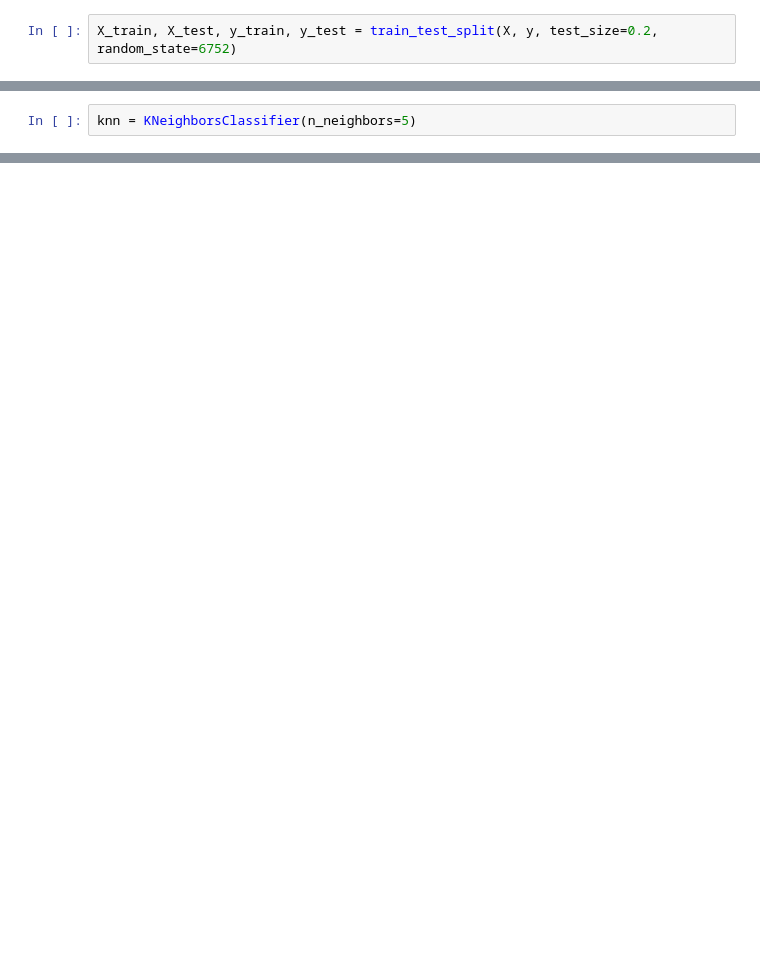
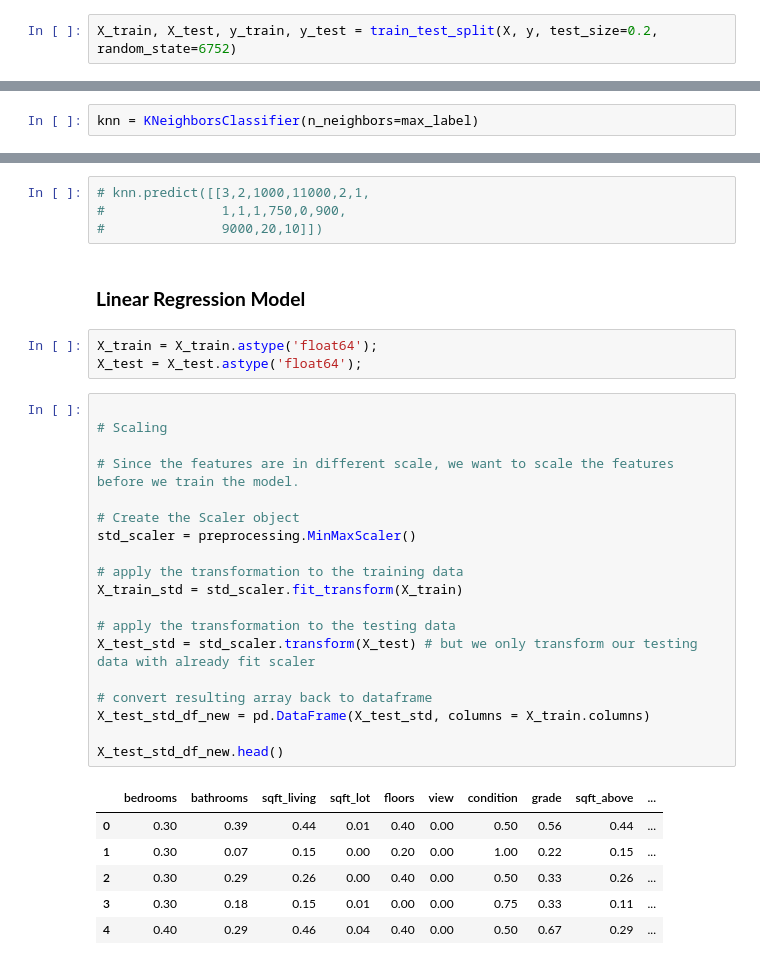
Before and after one commit to RolaMmss/Une-application-pour-pr-dire-le-prix-d-une-maison, a Jupyter notebook: data_modelisation.ipynb, the cells around one changed output, grey strips where cells are left out. Cells and saved outputs as stored; diff of their text form; blank space fills up the shorter version.

```diff
--- a/data_modelisation.ipynb
+++ b/data_modelisation.ipynb
@@ -38,5 +102,5 @@ X_train, X_test, y_train, y_test = train_test_split(X, y, test_size=0.2, random_
 # %%
-knn = KNeighborsClassifier(n_neighbors=5)
+knn = KNeighborsClassifier(n_neighbors=max_label)
 # %%
 knn.fit(X_train, y_train)
 # %% [output]
@@ -47,0 +112,35 @@ knn.score(X_test, y_test)
+# %%
+# knn.predict([[3,2,1000,11000,2,1,
+#               1,1,1,750,0,900,
+#               9000,20,10]])
+# %% [markdown]
+### **Linear Regression Model**
+# %%
+X_train = X_train.astype('float64');
+X_test = X_test.astype('float64');
+# %%
+
+# Scaling
+
+# Since the features are in different scale, we want to scale the features before we train the model.
+
+# Create the Scaler object
+std_scaler = preprocessing.MinMaxScaler()
+
+# apply the transformation to the training data
+X_train_std = std_scaler.fit_transform(X_train)
+
+# apply the transformation to the testing data
+X_test_std = std_scaler.transform(X_test) # but we only transform our testing data with already fit scaler
+
+# convert resulting array back to dataframe
+X_test_std_df_new = pd.DataFrame(X_test_std, columns = X_train.columns)
+
+X_test_std_df_new.head()
+# %% [output]
+|  | bedrooms | bathrooms | sqft_living | sqft_lot | floors | view | condition | grade | sqft_above | ... |
+| 0 | 0.30 | 0.39 | 0.44 | 0.01 | 0.40 | 0.00 | 0.50 | 0.56 | 0.44 | ... |
+| 1 | 0.30 | 0.07 | 0.15 | 0.00 | 0.20 | 0.00 | 1.00 | 0.22 | 0.15 | ... |
+| 2 | 0.30 | 0.29 | 0.26 | 0.00 | 0.40 | 0.00 | 0.50 | 0.33 | 0.26 | ... |
+| 3 | 0.30 | 0.18 | 0.15 | 0.01 | 0.00 | 0.00 | 0.75 | 0.33 | 0.11 | ... |
+| 4 | 0.40 | 0.29 | 0.46 | 0.04 | 0.40 | 0.00 | 0.50 | 0.67 | 0.29 | ... |
```
Also changed, not shown: parts of 30 cells of this notebook, 2 other files.
